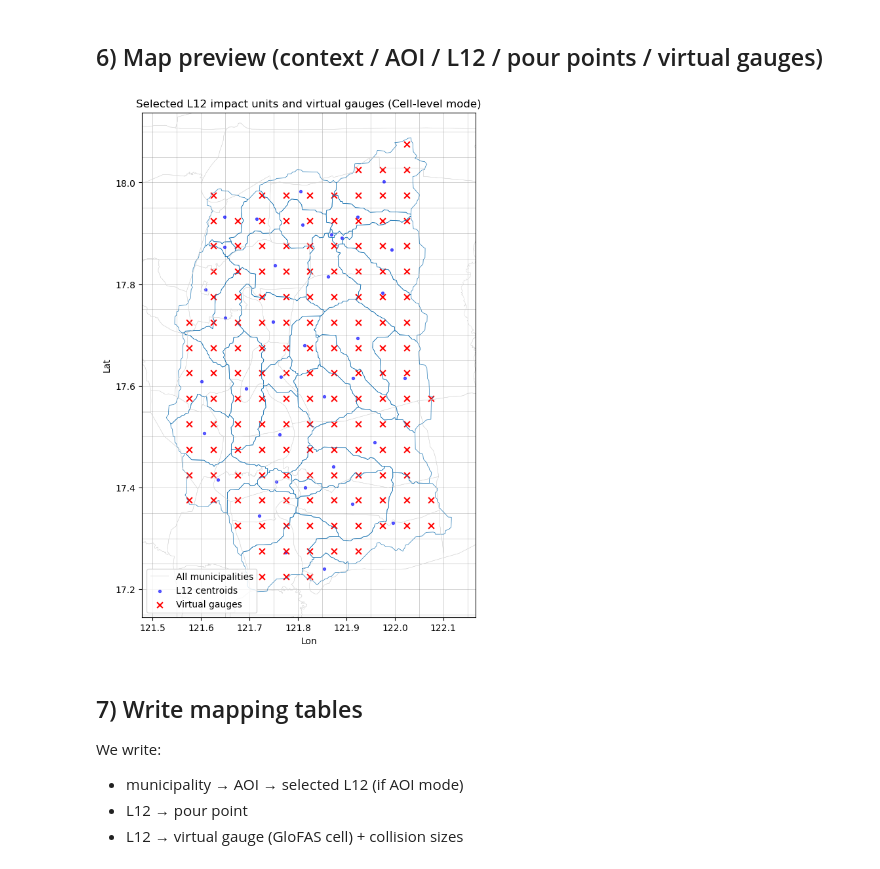
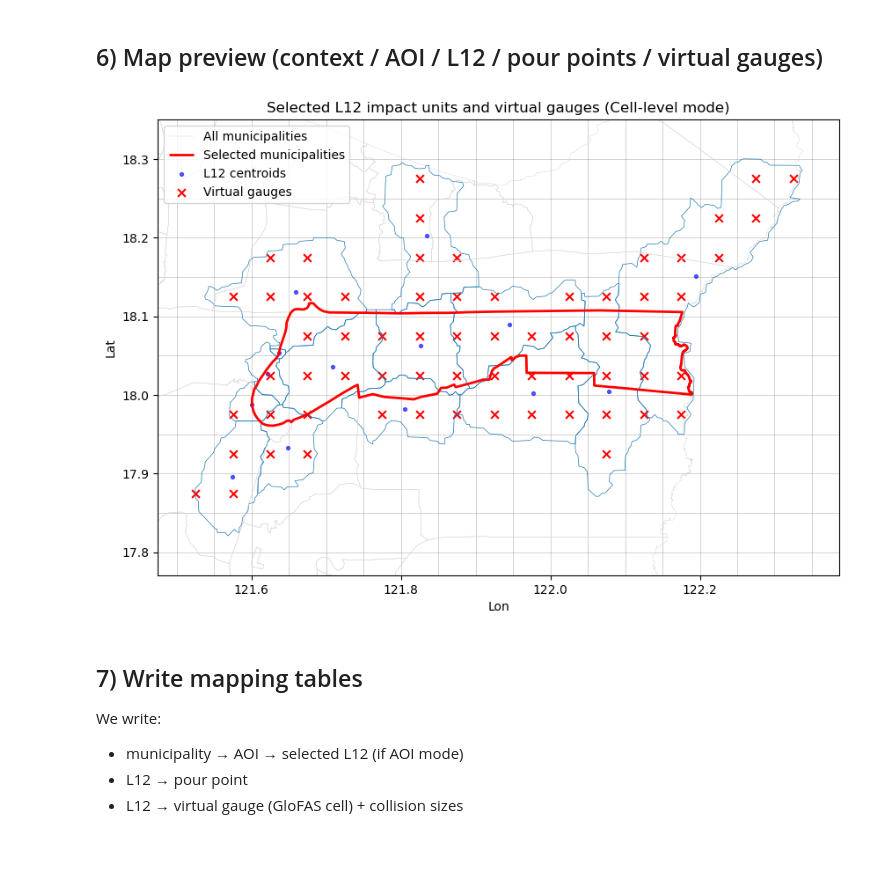
Before and after one commit to rodekruis/GLOFAS_ImpactFloodForecasting_PHL, a Jupyter notebook: calibration/notebooks/01_evt_pot_calibration_workflow.ipynb, the cells around one changed output. Drawn from its saved outputs; the diff is of its cells as text; code cells hidden in the pictures.

```diff
--- a/calibration/notebooks/01_evt_pot_calibration_workflow.ipynb
+++ b/calibration/notebooks/01_evt_pot_calibration_workflow.ipynb
@@ -169,7 +167,7 @@ Set paths and mode switches below. The notebook will validate and **fail fast**
 > Tip: use raw strings `r"..."` on Windows.
 # %%
 # --- Mode toggles (locked requirement) ---
-USE_MUNI_AOI = False  # True = municipality AOI mode, False = context basin mode
+USE_MUNI_AOI = True  # True = municipality AOI mode, False = context basin mode
 USE_CELL_EXTRACTION = True  # True = cell-level extraction (all grid cells within basin polygon), False = pour point extraction
 
 # --- Setup logging (suppress library chatter, let ProgressLogger handle output) ---
@@ -190,14 +188,14 @@ adm3_ids = [
     "30758251B93060635103686",  # Gattaran, Cagayan
 
 ]
-aoi_buffer_km = 5
+# NOTE: aoi_buffer_km deprecated as of Feb 2026 (population centroid approach removed)
 
 # --- Context basin mode inputs (legacy YAML) ---
 basin_cfg_relpath = r"ops\configs\basins\Cagayan_01.yaml"  # repo-relative (legacy)
 context_select_mode = "within"  # within|intersects
 
 # --- Locked data paths (set these to your local repo paths) ---
-worldpop_raster = Path(r"C:\pipelines\GLOFAS_ImpactFloodForecasting_PHL\data\raw\worldpop\PHL\phl_pop_2025_CN_100m_R2025A_v1.tif")
+# NOTE: worldpop_raster is deprecated (population weighting removed as of Feb 2026)
 adm3_geojson = Path(r"C:\pipelines\GLOFAS_ImpactFloodForecasting_PHL\data\raw\vectors\admin\phl_cod_ab\phl_adm3.geojson")
 hybas_l12_shp = Path(r"C:\pipelines\GLOFAS_ImpactFloodForecasting_PHL\data\raw\vectors\hydrobasins\australasia\hybas_au_lev01-12_v1c\hybas_au_lev12_v1c.shp")
 hybas_pour_l12_shp = Path(r"C:\pipelines\GLOFAS_ImpactFloodForecasting_PHL\data\raw\vectors\hydrobasins\australasia\hybas_pour_lev01-12_v1_shp\hybas_pour_lev12_v1.shp")
@@ -426,7 +424,8 @@ context_geom = None
 if not USE_MUNI_AOI:
     # Already loaded context basin above (basin_cfg and target_level available from Step 2)
     context_gdf = context_gdf_temp
-    log.success(f"Context basin L{target_level}: {basin_cfg.basin_id}")
+    basin_name = basin_cfg.basin_id if basin_cfg else "BASIN_MODE"
+    log.success(f"Context basin L{target_level}: {basin_name}")
 
 # Get ID field names
 l12_id_field = get_id_field(l12_gdf)
@@ -477,14 +475,14 @@ log.section("SECTION 4: Select L12 Impact Units")
 
 selected_l12 = None
 muni_aoi_records = []
-aoi_geoms = []
 
 if USE_MUNI_AOI:
     if not adm3_ids:
         log.error("USE_MUNI_AOI=True requires adm3_ids to be provided")
         raise ValueError("USE_MUNI_AOI=True requires adm3_ids to be provided")
 
-    log.step(f"Processing {len(adm3_ids)} municipality/municipalities with {aoi_buffer_km} km buffer...")
+    log.step(f"Processing {len(adm3_ids)} municipality/municipalities...")
+    log.step("Selecting L12 basins that intersect each municipality polygon...")
 
     for mid in adm3_ids:
         muni = adm3_gdf[adm3_gdf[adm3_id_field] == mid]
@@ -492,23 +490,19 @@ if USE_MUNI_AOI:
             raise ValueError(f"Expected exactly 1 municipality for adm3_id={mid}, found {len(muni)}")
         muni_geom = muni.geometry.values[0]
 
-        # Population-weighted centroid (fails loudly if no population)
-        wc = population_weighted_centroid(muni_geom, worldpop_raster, top_n_pixels=3)
-        aoi = build_municipality_aoi(muni_geom, wc.point, buffer_km=aoi_buffer_km)
+        # Direct L12 selection: all L12s that spatially intersect the municipality polygon
+        sel = select_l12_by_geometry(l12_gdf, muni_geom, mode="intersects")
 
-        aoi_geoms.append(aoi.aoi_polygon)
-
-        sel = select_l12_by_geometry(l12_gdf, aoi.aoi_polygon, mode="intersects")
         muni_aoi_records.append({
             "adm3_id": mid,
-            "centroid_lon": float(wc.point.x),
-            "centroid_lat": float(wc.point.y),
-            "total_population": float(wc.total_population),
-            "valid_pixel_count": int(wc.valid_pixel_count),
+            "centroid_lon": None,  # No longer computed; using direct intersection
+            "centroid_lat": None,  # No longer computed; using direct intersection
+            "total_population": None,  # Population weighting removed
+            "valid_pixel_count": None,  # Population weighting removed
             "n_l12_selected": int(len(sel)),
             "l12_ids": sel[l12_id_field].astype(int).tolist(),
         })
-        log.step(f"  {mid}: {len(sel)} L12 basins, pop={wc.total_population:.0f}")
+        log.step(f"  {mid}: {len(sel)} L12 basins selected (direct municipality intersection)")
 
     # Union selection across municipalities
     all_ids = sorted({i for r in muni_aoi_records for i in r["l12_ids"]})
@@ -803,42 +794,42 @@ adm3_gdf.boundary.plot(ax=ax, linewidth=0.3, color="lightgray", alpha=1, label="
 
 # AOI (if any) - only in municipality mode
 if USE_MUNI_AOI:
-    aoi_gdf = gpd.GeoDataFrame({"geometry": aoi_geoms}, crs="EPSG:4326")
-    aoi_gdf.boundary.plot(ax=ax, linewidth=1.5, color="purple", label="AOI buffer")
-    adm3_gdf[adm3_gdf[adm3_id_field].isin(adm3_ids)].boundary.plot(ax=ax, linewidth=2.0, color="red", label="Selected municipalities")
+    # Get selected municipalities' geometries
+    muni_subset = adm3_gdf[adm3_gdf[adm3_id_field].isin(adm3_ids)]
+    muni_subset.boundary.plot(ax=ax, linewidth=2.0, color="red", label="Selected municipalities")
 
 # Pour points or cell source points (depends on extraction mode)
 if USE_CELL_EXTRACTION:
     # Cell-level: cells_within_polygon doesn't produce pour points, only cell coordinates
     # Show the L12 centroids instead for reference
     l12_centroids = selected_l12.copy()
     l12_centroids['geometry'] = l12_centroids.geometry.centroid
     l12_centroids.plot(ax=ax, markersize=8, color='blue', label='L12 centroids', alpha=0.6)
 else:
     # Pour-point mode: show the pour points
     pp = gpd.GeoDataFrame(points_df, geometry=[Point(xy) for xy in zip(points_df.pour_lon, points_df.pour_lat)], crs="EPSG:4326")
     pp.plot(ax=ax, markersize=8, label='Pour points')
 
 # Virtual gauges (unique cells)
 vg_unique = points_df.drop_duplicates("virtual_gauge_id").copy()
 vg = gpd.GeoDataFrame(vg_unique, geometry=[Point(xy) for xy in zip(vg_unique.lon, vg_unique.lat)], crs="EPSG:4326")
 vg.plot(ax=ax, markersize=40, marker="x", color='red', label='Virtual gauges')
 
 ax.set_title(f"Selected L12 impact units and virtual gauges ({'Cell-level' if USE_CELL_EXTRACTION else 'Pour-point'} mode)")
 ax.set_xlabel("Lon")
 ax.set_ylabel("Lat")
 ax.legend()
 
 # Zoom to selected_l12 bounds (centered, tight)
 bounds = selected_l12.geometry.total_bounds
 minx, miny, maxx, maxy = bounds
 pad = 0.05  # degrees; small padding for tightness
 ax.set_xlim(minx - pad, maxx + pad)
 ax.set_ylim(miny - pad, maxy + pad)
 
 plt.show()
 # %% [output]
-[figure, old version]
+[figure, new version]
 # %% [markdown]
 ## 7) Write mapping tables
 
```
Also changed, not shown: parts of 27 cells of this notebook, 24 other files.
